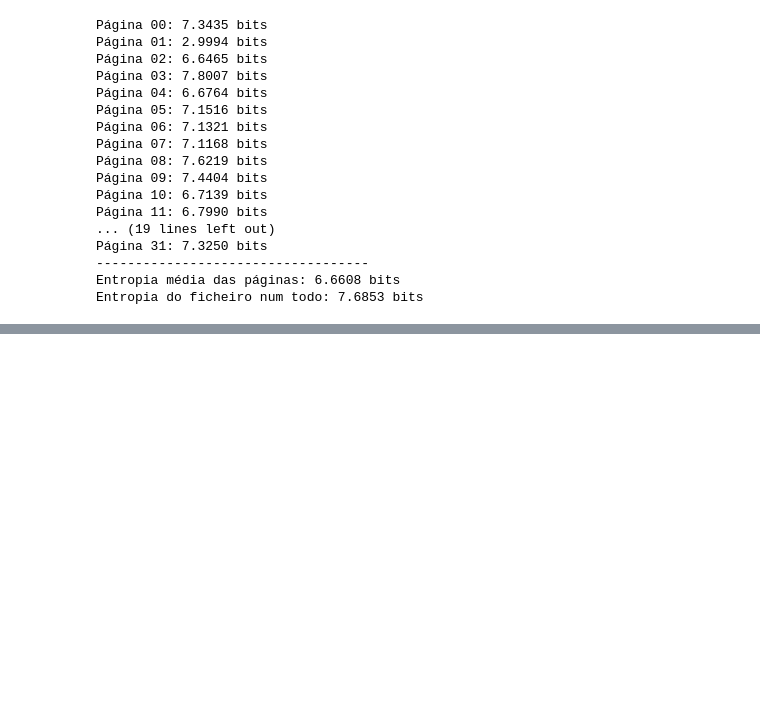
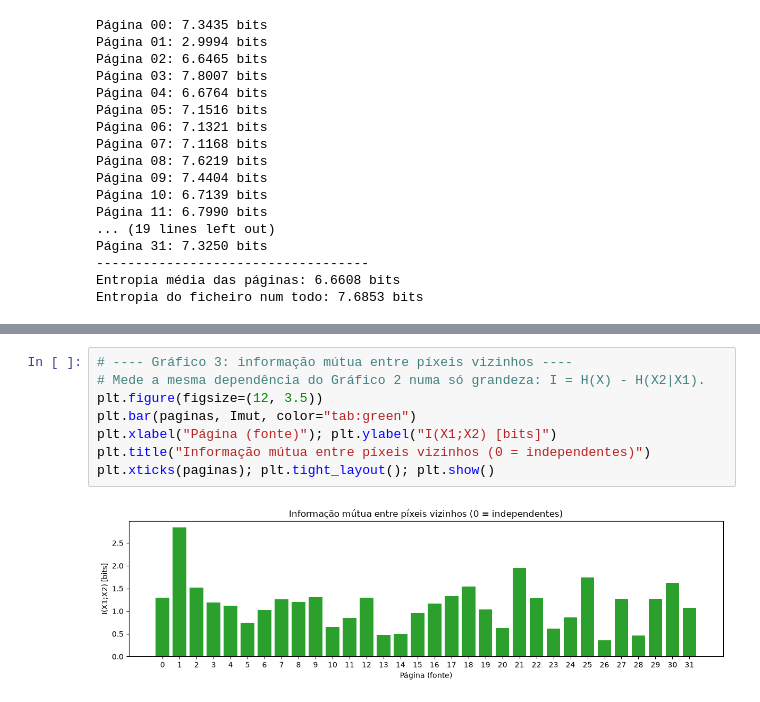
Before and after one commit to bener07/ti-project, a Jupyter notebook: Notebooks/ResearchNotebook_changes.ipynb, the cells around one changed output, grey strips where cells are left out. Cells and saved outputs as stored; diff of their text form; blank space fills up the shorter version.

```diff
--- a/Notebooks/ResearchNotebook_changes.ipynb
+++ b/Notebooks/ResearchNotebook_changes.ipynb
@@ -197,0 +256,10 @@ Página 00:
+# %%
+# ---- Gráfico 3: informação mútua entre píxeis vizinhos ----
+# Mede a mesma dependência do Gráfico 2 numa só grandeza: I = H(X) - H(X2|X1).
+plt.figure(figsize=(12, 3.5))
+plt.bar(paginas, Imut, color="tab:green")
+plt.xlabel("Página (fonte)"); plt.ylabel("I(X1;X2) [bits]")
+plt.title("Informação mútua entre píxeis vizinhos (0 = independentes)")
+plt.xticks(paginas); plt.tight_layout(); plt.show()
+# %% [output]
+[figure, added]
```
Also changed, not shown: parts of 13 cells of this notebook.
